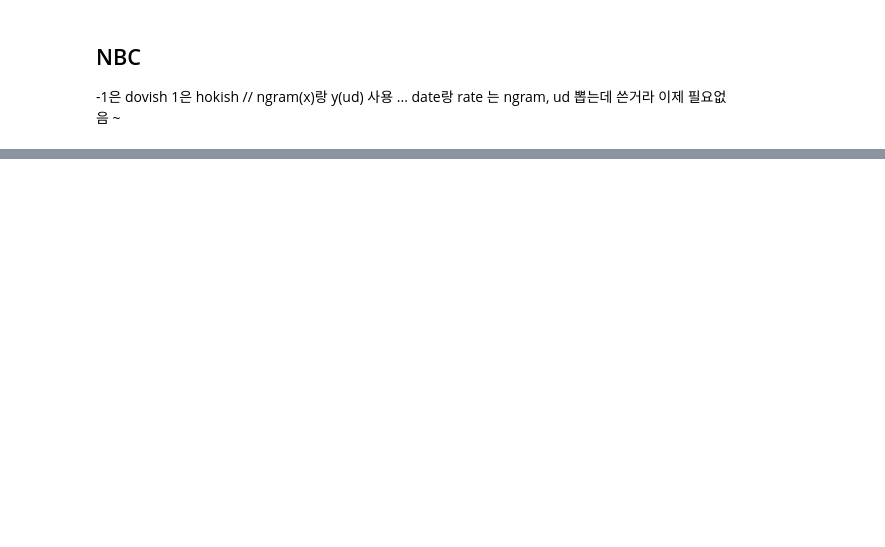
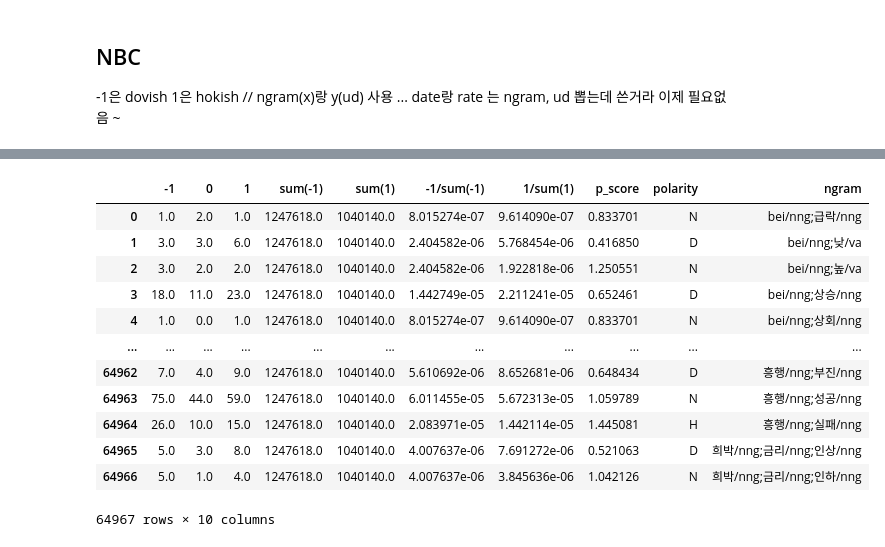
Before and after one commit to dohyun-kim92/TIL, a Jupyter notebook: Ngram후_NBC,_polarityScore.ipynb, the cells around one changed output, grey strips where cells are left out. Saved outputs shown, nothing was run; the diff lists cells and outputs as text; code cells hidden in the pictures; blank space fills up the shorter version.

```diff
--- a/Ngram후_NBC,_polarityScore.ipynb
+++ b/Ngram후_NBC,_polarityScore.ipynb
@@ -77,5 +81,8 @@ cb_mg
 
 # 처음에 저장할 때 콤마로 조인하면 ngram의 [] 대괄호 지워짐 ..
 # 여기서 지우려면 람다펑션 replace 쓰면..
+cb_mg["ngram"][0]
+cb_mg
+cb_mg.reset_index(drop=True, inplace=True)
 # %% [output]
 <class 'pandas.core.frame.DataFrame'>
@@ -191,10 +172,11 @@ import numpy as np
 
 # train_test_split?
 # %%
-X_train, X_test, y_train, y_test = train_test_split(cb_mg['ngram'], cb_mg['ud'], train_size= 0.9, random_state = 0)
-
 def com_split(x):
     return x.split(",")
+
+
+X_train, X_test, y_train, y_test = train_test_split(cb_mg['ngram'], cb_mg['ud'], train_size= 0.9, shuffle = True)
 
 text_clf = Pipeline([   ('cv',CountVectorizer(tokenizer= com_split)), # split 뒤에 (x) 써줄필요 없음
 #                         ('tfidfV', TfidfVectorizer()), -> 논문에 따르면 tfidf 써줄 필요 없음
@@ -204,10 +186,11 @@ text_clf = Pipeline([   ('cv',CountVectorizer(tokenizer= com_split)), # split
 
 
 # ud[1].class_count_ , cb_mg['ud'].feature_count_
-text_clf.fit(X_train, y_train) # 처음에 에러떴던 이유는 X_trian에서 대괄호('[]')를 제거하지 않았기때문
+text_clf.fit(X_train, y_train) # 처음에 에러떴던 이유는 ngram에서 대괄호('[]')를 제거하지 않았기때문
 
 
 clf = text_clf.named_steps['clf']
+cv = text_clf.named_steps['cv']
 print(clf.class_count_, "\n", clf.feature_count_)
 print("{} : {}".format('clf.classes_',clf.classes_))
 
@@ -215,8 +198,9 @@ print(sum(clf.feature_count_[0]))
 print(sum(clf.feature_count_[1]))
 print(sum(clf.feature_count_[2]))
 
-# predicted = text_clf.predict(X_test)
-# np.mean(predicted == y_test)
 # text_clf
 clf.feature_count_.shape
+cv.vocabulary_
+predicted = text_clf.predict(X_test)
+np.mean(predicted == y_test)
 # %% [output]
@@ -240,0 +259,46 @@ len(set(list(itertools.chain(*temp))))
+# %%
+# Unique n_gram 수 확인
+import itertools
+temp = list(map(lambda i : i.split(','), X_train))
+len(set(list(itertools.chain(*temp))))
+
+
+df_ps = pd.DataFrame(clf.feature_count_)
+# text_clf
+df_ps
+df_ps.T
+
+# 컬럼명 변경
+# cb = cb.rename({'일자':'date' , '국고채권\n(10년)':'10rate' }, axis ='columns')
+df_ps = df_ps.T.rename({0:-1, 1:0, 2:1}, axis = 'columns' )
+df_ps
+df_ps["sum(-1)"] = sum(df_ps[-1])
+df_ps["sum(1)"] = sum(df_ps[1])
+df_ps["-1/sum(-1)"] = df_ps[-1]/sum(df_ps[-1]) # ?? 값이 이상함..
+df_ps["1/sum(1)"] = df_ps[1]/sum(df_ps[1])
+df_ps
+df_ps["p_score"] = df_ps["-1/sum(-1)"]/ df_ps["1/sum(1)"]
+df_ps["polarity"] = None
+# 판다스 lambda, map 사용
+df_ps.polarity = df_ps.p_score.map(lambda x : "H" if x >= 1.3 else("D" if x< 10/13 else "N"))
+
+df_ps['ngram'] = None
+df_ps
+df_ps.ngram = cv.get_feature_names() # 이걸써야 인덱스랑 똑같이감
+# df_ps.ngram = cv.vocabulary_m
+df_ps
+# df_ps.info
+# %% [output]
+|  | -1 | 0 | 1 | sum(-1) | sum(1) | -1/sum(-1) | 1/sum(1) | p_score | polarity | ngram |
+| 0 | 1.0 | 2.0 | 1.0 | 1247618.0 | 1040140.0 | 8.015274e-07 | 9.614090e-07 | 0.833701 | N | bei/nng;급락/nng |
+| 1 | 3.0 | 3.0 | 6.0 | 1247618.0 | 1040140.0 | 2.404582e-06 | 5.768454e-06 | 0.416850 | D | bei/nng;낮/va |
+| 2 | 3.0 | 2.0 | 2.0 | 1247618.0 | 1040140.0 | 2.404582e-06 | 1.922818e-06 | 1.250551 | N | bei/nng;높/va |
+| 3 | 18.0 | 11.0 | 23.0 | 1247618.0 | 1040140.0 | 1.442749e-05 | 2.211241e-05 | 0.652461 | D | bei/nng;상승/nng |
+| 4 | 1.0 | 0.0 | 1.0 | 1247618.0 | 1040140.0 | 8.015274e-07 | 9.614090e-07 | 0.833701 | N | bei/nng;상회/nng |
+| ... | ... | ... | ... | ... | ... | ... | ... | ... | ... | ... |
+| 64962 | 7.0 | 4.0 | 9.0 | 1247618.0 | 1040140.0 | 5.610692e-06 | 8.652681e-06 | 0.648434 | D | 흥행/nng;부진/nng |
+| 64963 | 75.0 | 44.0 | 59.0 | 1247618.0 | 1040140.0 | 6.011455e-05 | 5.672313e-05 | 1.059789 | N | 흥행/nng;성공/nng |
+| 64964 | 26.0 | 10.0 | 15.0 | 1247618.0 | 1040140.0 | 2.083971e-05 | 1.442114e-05 | 1.445081 | H | 흥행/nng;실패/nng |
+| 64965 | 5.0 | 3.0 | 8.0 | 1247618.0 | 1040140.0 | 4.007637e-06 | 7.691272e-06 | 0.521063 | D | 희박/nng;금리/nng;인상/nng |
+| 64966 | 5.0 | 1.0 | 4.0 | 1247618.0 | 1040140.0 | 4.007637e-06 | 3.845636e-06 | 1.042126 | N | 희박/nng;금리/nng;인하/nng |
+64967 rows × 10 columns
```
Also changed, not shown: parts of 35 cells of this notebook.
